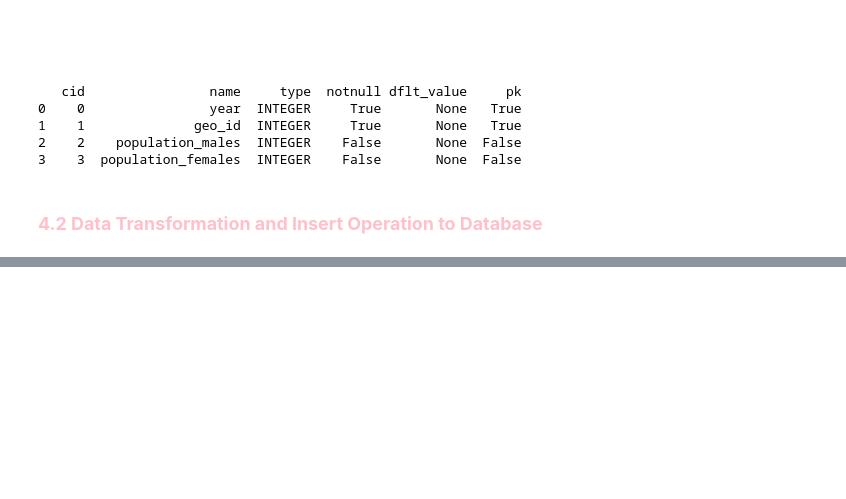
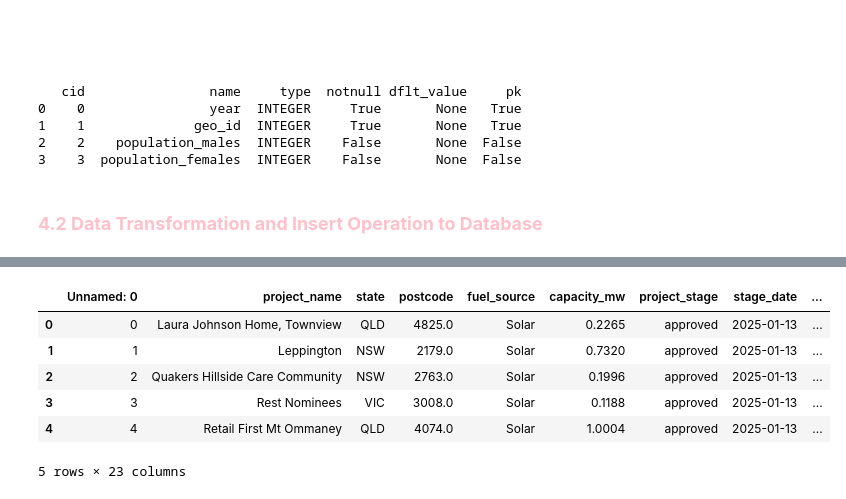
Before and after one commit to renggafirmandika/data_engineering, a Jupyter notebook: Assignment_1.ipynb, the cells around one changed output, grey strips where cells are left out. Drawn from its saved outputs; the diff is of its cells as text; code cells hidden in the pictures; blank space fills up the shorter version.

```diff
--- a/Assignment_1.ipynb
+++ b/Assignment_1.ipynb
@@ -2286,0 +2348,25 @@ con.close()
+# %%
+# Load augmented data
+
+def load_data(base_name):
+    csv_path = f"{base_name}.csv"
+    txt_path = f"{base_name}.txt"
+
+    if os.path.exists(csv_path):
+        print(f"Loading {csv_path} ...")
+        return pd.read_csv(csv_path)
+    elif os.path.exists(txt_path):
+        print(f"CSV not found. Loading {txt_path} instead ...")
+        return pd.read_csv(txt_path)
+    else:
+        raise FileNotFoundError(f"No file found for {base_name}")
+
+df_economy = load_data("abs_economy_augmented")
+df_population = load_data("abs_population_augmented")
+df_cer = load_data("cer_augmented")
+df_nger = load_data("nger_augmented")
+
+print("Economy data:", df_economy.shape)
+print("Population data:", df_population.shape)
+print("CER data:", df_cer.shape)
+print("NGER data:", df_nger.shape)
@@ -2286,0 +2401,10 @@ con.close()
+# %%
+df_cer.head()
+# %% [output]
+|  | Unnamed: 0 | project_name | state | postcode | fuel_source | capacity_mw | project_stage | stage_date | ... |
+| 0 | 0 | Laura Johnson Home, Townview | QLD | 4825.0 | Solar | 0.2265 | approved | 2025-01-13 | ... |
+| 1 | 1 | Leppington | NSW | 2179.0 | Solar | 0.7320 | approved | 2025-01-13 | ... |
+| 2 | 2 | Quakers Hillside Care Community | NSW | 2763.0 | Solar | 0.1996 | approved | 2025-01-13 | ... |
+| 3 | 3 | Rest Nominees | VIC | 3008.0 | Solar | 0.1188 | approved | 2025-01-13 | ... |
+| 4 | 4 | Retail First Mt Ommaney | QLD | 4074.0 | Solar | 1.0004 | approved | 2025-01-13 | ... |
+5 rows × 23 columns
```
Also changed, not shown: parts of 50 cells of this notebook, 1 other file.
